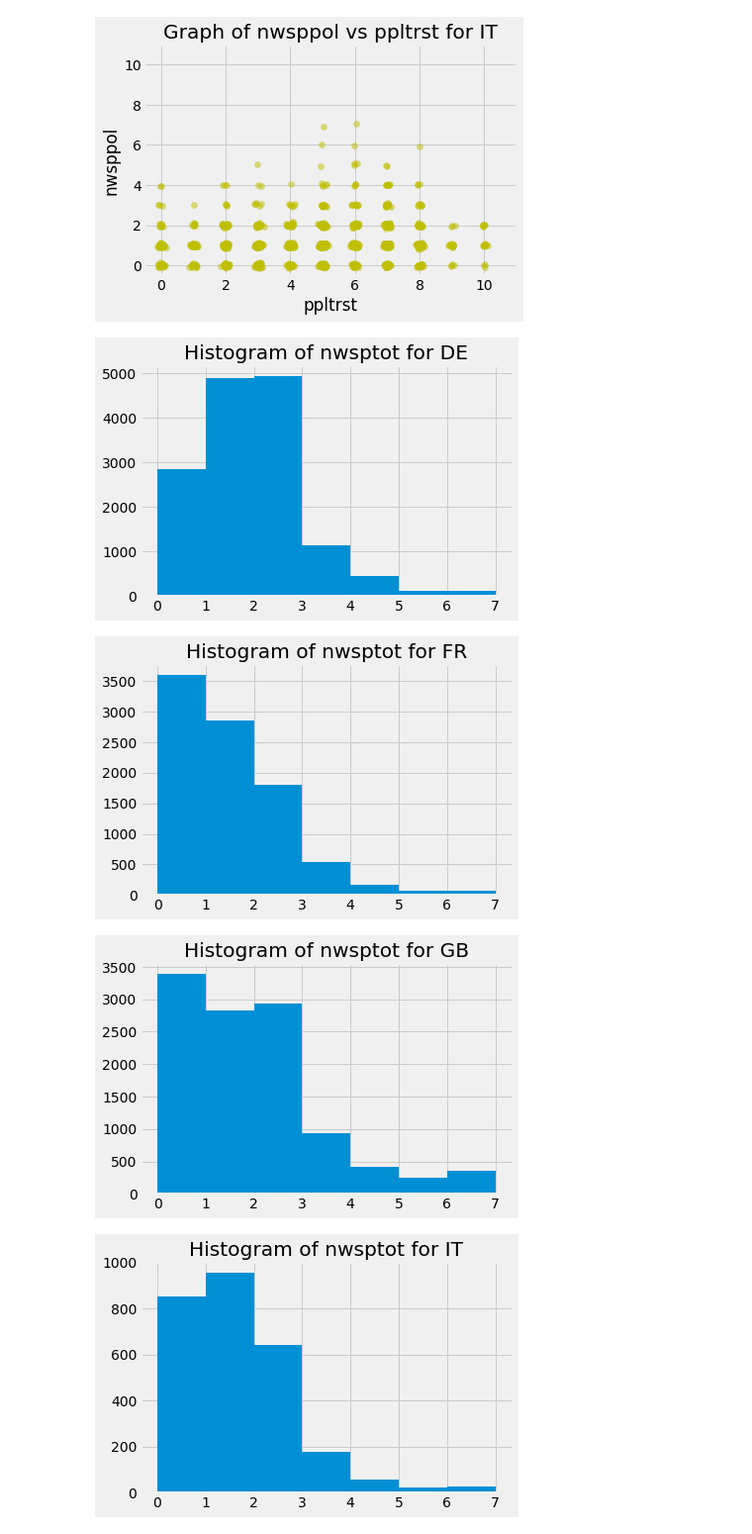
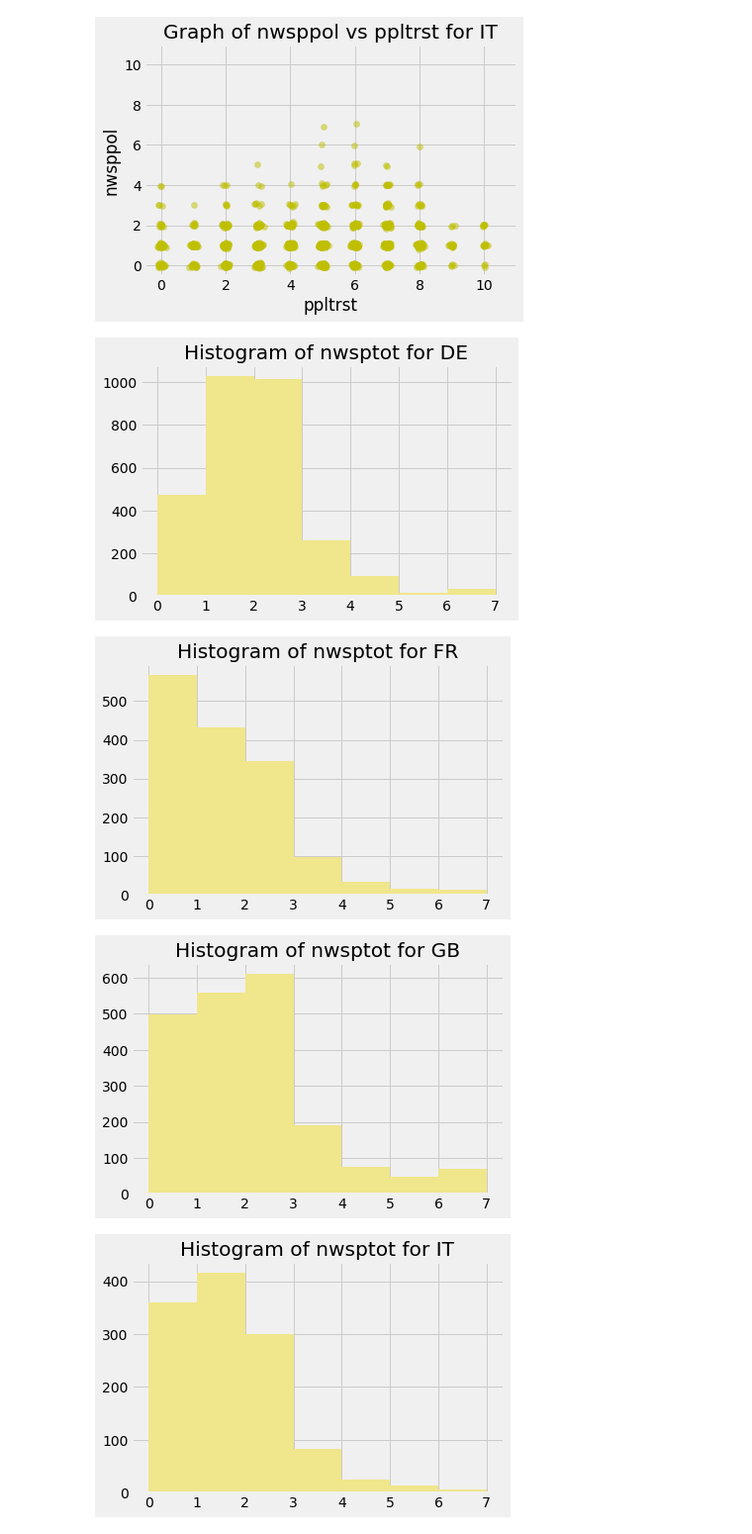
Before and after one commit to agoldhammer/ess, a Jupyter notebook: ess.ipynb, the cells around one changed output. Shown at 99% size. Saved outputs shown, nothing was run; the diff lists cells and outputs as text; code cells hidden in the pictures.

```diff
--- a/ess.ipynb
+++ b/ess.ipynb
@@ -7,7 +7,7 @@ import matplotlib
 import matplotlib.pyplot as plt
 %matplotlib inline
 # %%
-media = pd.read_csv("data/ESS1-7e01.csv")
+media = pd.read_csv("data/media.csv")
 # %%
 labels = ["cntry", "essround", "tvtot", "tvpol", "rdtot", "rdpol", "nwsptot", "nwsppol", "netuse", "ppltrst", "pplfair", "pplhlp"]
 # %%
@@ -272,19 +272,21 @@ for cntry in ["DE", "FR", "GB", "IT"]:
 [figure]
 [figure]
 # %%
-def plot_hist(cntry, fld):
-    fig, ax = plt.subplots()
-    ax.set_title(f"Histogram of {fld} for {cntry}")
-    data = media[media.cntry == cntry]
-    # data = data[data[fld] < 11]
-    plt.hist(data[fld][data[fld] < 8], bins=7)
-    plt.show()
+def plot_hist(basedata, cntry, fld):
+    data = basedata[basedata.cntry == cntry]
+    if len(data.index > 0):
+        fig, ax = plt.subplots()
+        ax.set_title(f"Histogram of {fld} for {cntry}")
+        plt.hist(data[fld][data[fld] < 8], bins=7, color="khaki")
+        plt.show()
 # %%
+data_by_round = media.groupby("essround")
+# basedata = media[media.essround == 1]
 for fld in ["nwsptot", "nwsppol", "tvtot", "tvpol", "rdtot", "rdpol", "netuse"]:
     for cntry in ["DE", "FR", "GB", "IT"]:
-        plot_hist(cntry, fld)
+        plot_hist(data_by_round.get_group(1), cntry, fld)
 # %% [output]
-[figure, old version]
+[figure, new version]
-[figure, old version]
+[figure, new version]
-[figure, old version]
+[figure, new version]
-[figure, old version]
+[figure, new version]
```
Also changed, not shown: parts of 3 cells of this notebook.
